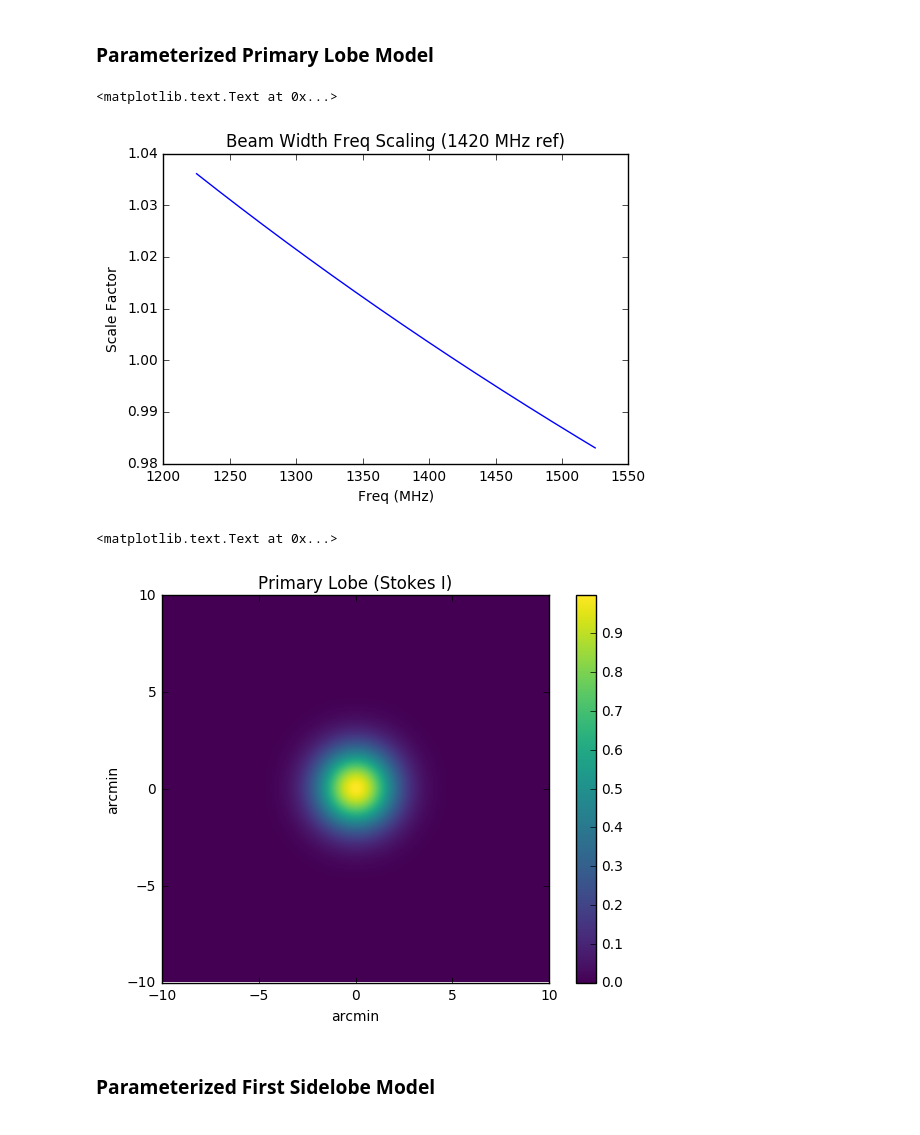
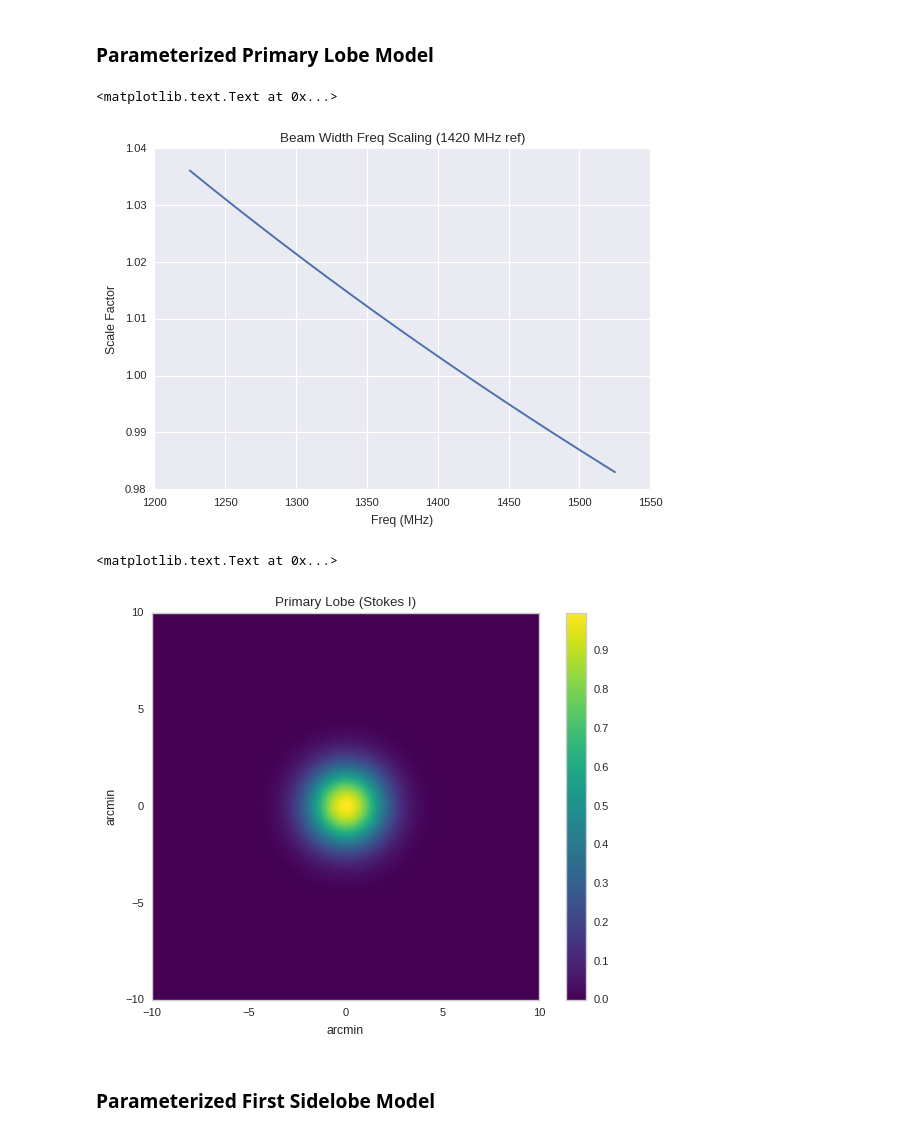
Before and after one commit to griffinfoster/alfaburst-initial-survey, a Jupyter notebook: notebooks/ALFA_Beam_Response.ipynb, the cells around one changed output. Cells and saved outputs as stored; diff of their text form; code cells hidden in the pictures.

```diff
--- a/notebooks/ALFA_Beam_Response.ipynb
+++ b/notebooks/ALFA_Beam_Response.ipynb
@@ -10,17 +11,22 @@ import matplotlib.pyplot as plt
 %matplotlib inline
+# %%
+sns.set()
+sns.set_context("paper")
 # %% [markdown]
 ### Parameterized Primary Lobe Model
 # %%
 # Beam width frequency dependence
 freqsMHz = np.linspace(1225, 1525, 1024)
 scaleFactor = (freqsMHz / 1420.)**(-0.24)
+
+sns.set_style("darkgrid")
 plt.plot(freqsMHz, scaleFactor)
 plt.xlabel('Freq (MHz)')
 plt.ylabel('Scale Factor')
 plt.title('Beam Width Freq Scaling (1420 MHz ref)')
 # %% [output]
 <matplotlib.text.Text at 0x...>
-[figure, old version]
+[figure, new version]
 # %%
 # Parameterized Stokes I primary lobe
 
@@ -71,6 +77,7 @@ for ii in np.arange(xSize):
 # %%
 # Plot a primary beam image
 
+sns.set_style("whitegrid", {'axes.grid' : False})
 fig = plt.figure(figsize=(7, 5)) # width, height
 plt.imshow(np.abs(primaryLobeResp), cmap=plt.get_cmap('viridis'),\
            extent=(-1.*xWidth/2., xWidth/2., -1.*yWidth/2., yWidth/2.))
@@ -80,7 +87,7 @@ plt.ylabel('arcmin')
 plt.xlabel('arcmin')
 # %% [output]
 <matplotlib.text.Text at 0x...>
-[figure, old version]
+[figure, new version]
 # %% [markdown]
 ### Parameterized First Sidelobe Model
 # %%
```
Also changed, not shown: parts of 8 cells of this notebook.
